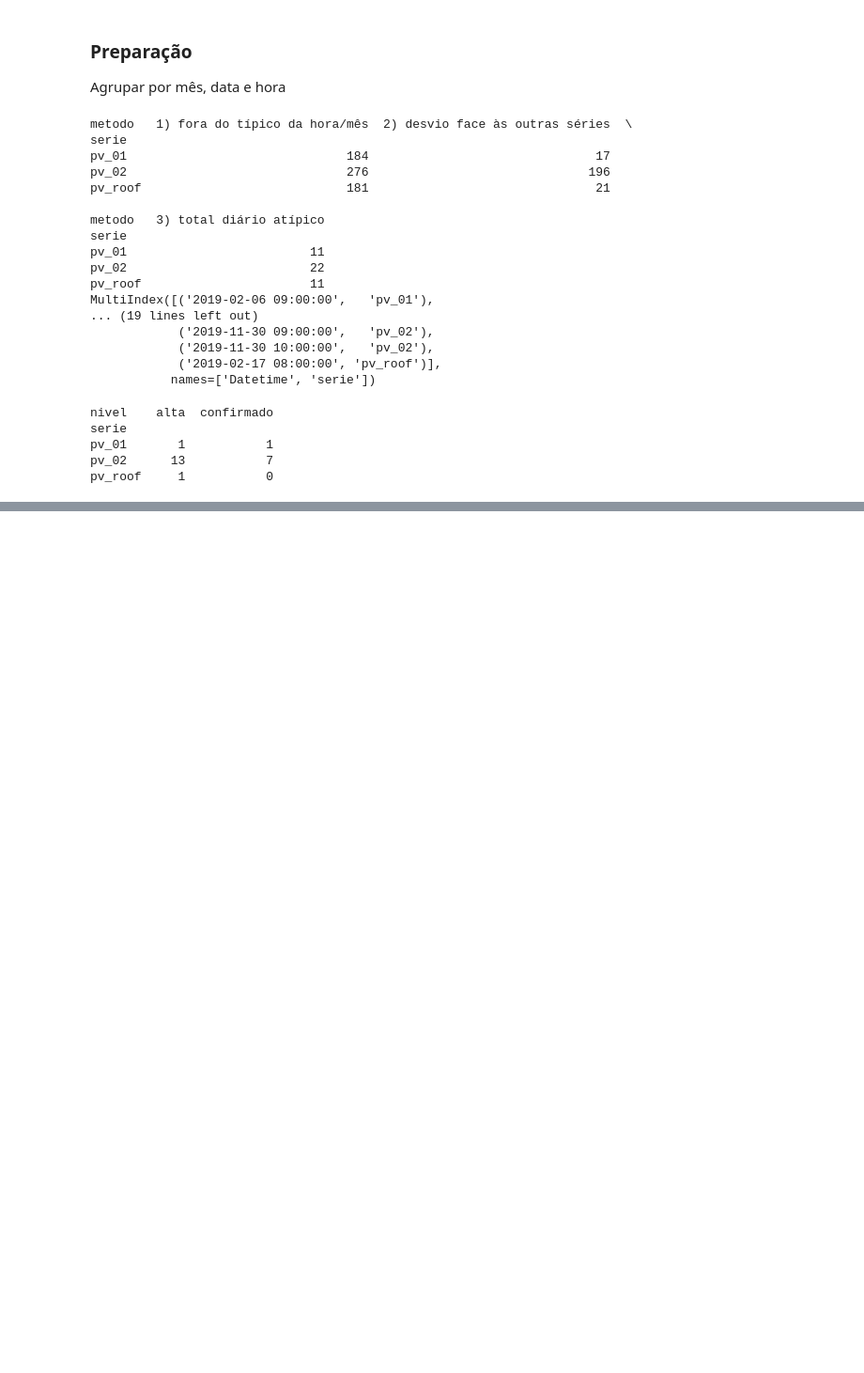
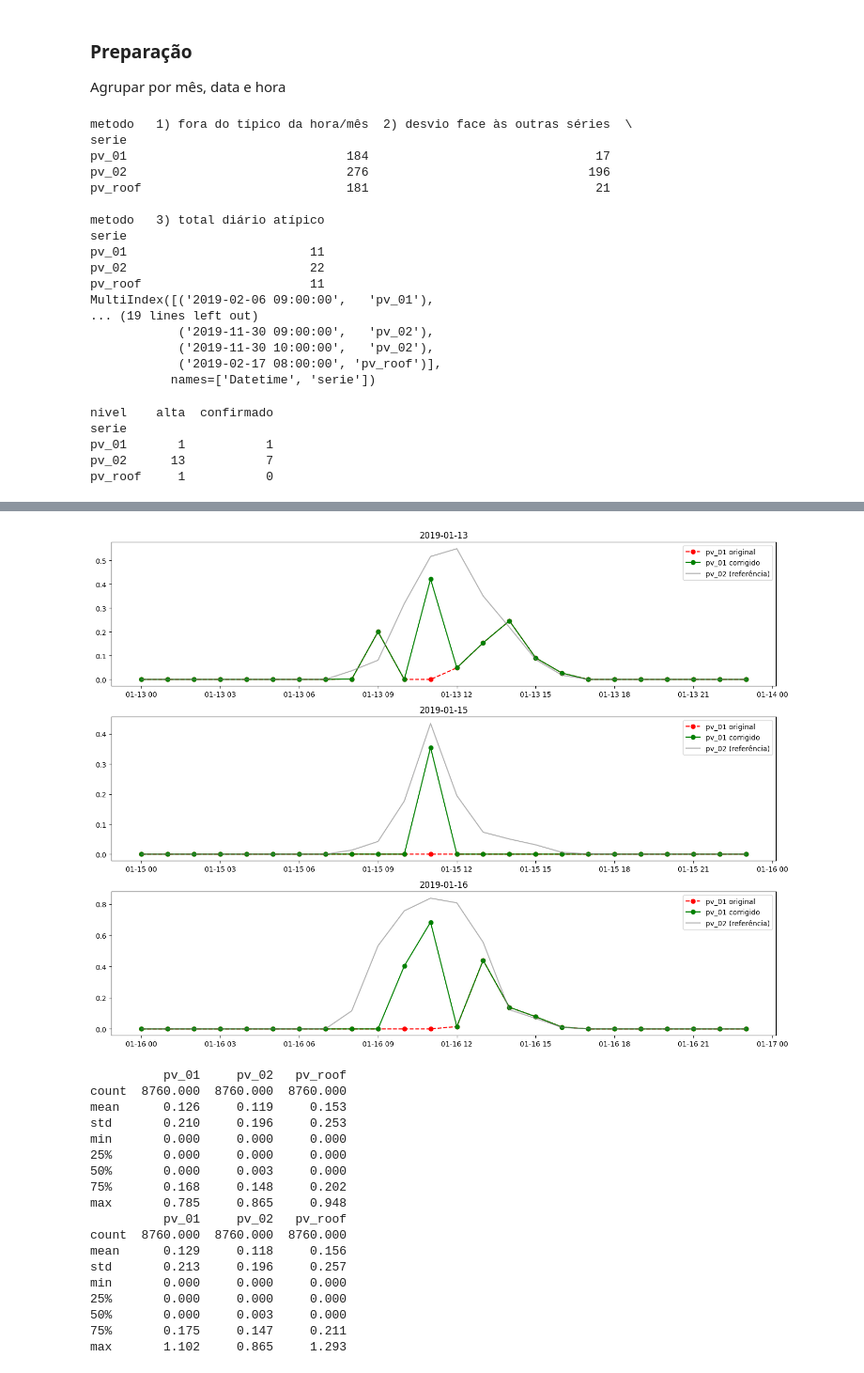
Before and after one commit to RickyFC-Git/Energy_Consumption_Prediction, a Jupyter notebook: trabalho/adriana/notebook.ipynb, the cells around one changed output, grey strips where cells are left out. Shown at 94% size. Cells and saved outputs as stored; diff of their text form; code cells hidden in the pictures; blank space fills up the shorter version.

```diff
--- a/trabalho/adriana/notebook.ipynb
+++ b/trabalho/adriana/notebook.ipynb
@@ -635,24 +653,3 @@ serie
 pv_01       1           1
 pv_02      13           7
 pv_roof     1           0
-# %%
-comuns = m1.intersection(m2)
-tip = df.groupby(["mes", "hora"])[SERIES].median()
-
-linhas = []
-for dt, s in comuns:
-    dt = pd.Timestamp(dt)
-    outras = [c for c in SERIES if c != s]
-    v = df.loc[dt, s]
-    ref = df.loc[dt, outras].mean()
-    tipico = tip.loc[(dt.month, dt.hour), s]
-    linhas.append(dict(
-        Datetime=dt, serie=s, valor=v, media_outras=ref,
-        ratio_vs_outras=v / ref if ref > 0 else np.nan,
-        tipico_hora_mes=tipico,
-        vezes_tipico=v / tipico if tipico > 0 else np.nan,
-    ))
-
-tab = pd.DataFrame(linhas).sort_values(["serie", "Datetime"])
-print(tab.round(3).to_string(index=False))
-tab.to_csv("outliers_confirmados.csv", index=False)
@@ -676,0 +734,33 @@ tab.to_csv("outliers_confirmados.csv", index=False)
+# %%
+datas = sorted(set(zeros_sus["pv_01"].normalize()))[:3]      # 3 dias afetados
+fig, axes = plt.subplots(len(datas), 1, figsize=(14, 3.5 * len(datas)), squeeze=False)
+for ax, d in zip(axes[:, 0], datas):
+    sl = slice(d, d + pd.Timedelta(hours=23))
+    ax.plot(dados.loc[sl, "pv_01"], "o--", color="red", label="pv_01 original")
+    ax.plot(dados_limpo.loc[sl, "pv_01"], "o-", color="green", label="pv_01 corrigido")
+    ax.plot(dados.loc[sl, "pv_02"], color="gray", alpha=0.6, label="pv_02 (referência)")
+    ax.set_title(str(d.date())); ax.legend()
+plt.tight_layout(); plt.show()
+
+print(dados[SERIES].describe().round(3))
+print(dados_limpo[SERIES].describe().round(3))
+# %% [output]
+[figure, added]
+          pv_01     pv_02   pv_roof
+count  8760.000  8760.000  8760.000
+mean      0.126     0.119     0.153
+std       0.210     0.196     0.253
+min       0.000     0.000     0.000
+25%       0.000     0.000     0.000
+50%       0.000     0.003     0.000
+75%       0.168     0.148     0.202
+max       0.785     0.865     0.948
+          pv_01     pv_02   pv_roof
+count  8760.000  8760.000  8760.000
+mean      0.129     0.118     0.156
+std       0.213     0.196     0.257
+min       0.000     0.000     0.000
+25%       0.000     0.000     0.000
+50%       0.000     0.003     0.000
+75%       0.175     0.147     0.211
+max       1.102     0.865     1.293
```
Also changed, not shown: parts of 9 cells of this notebook, 18 other files.
